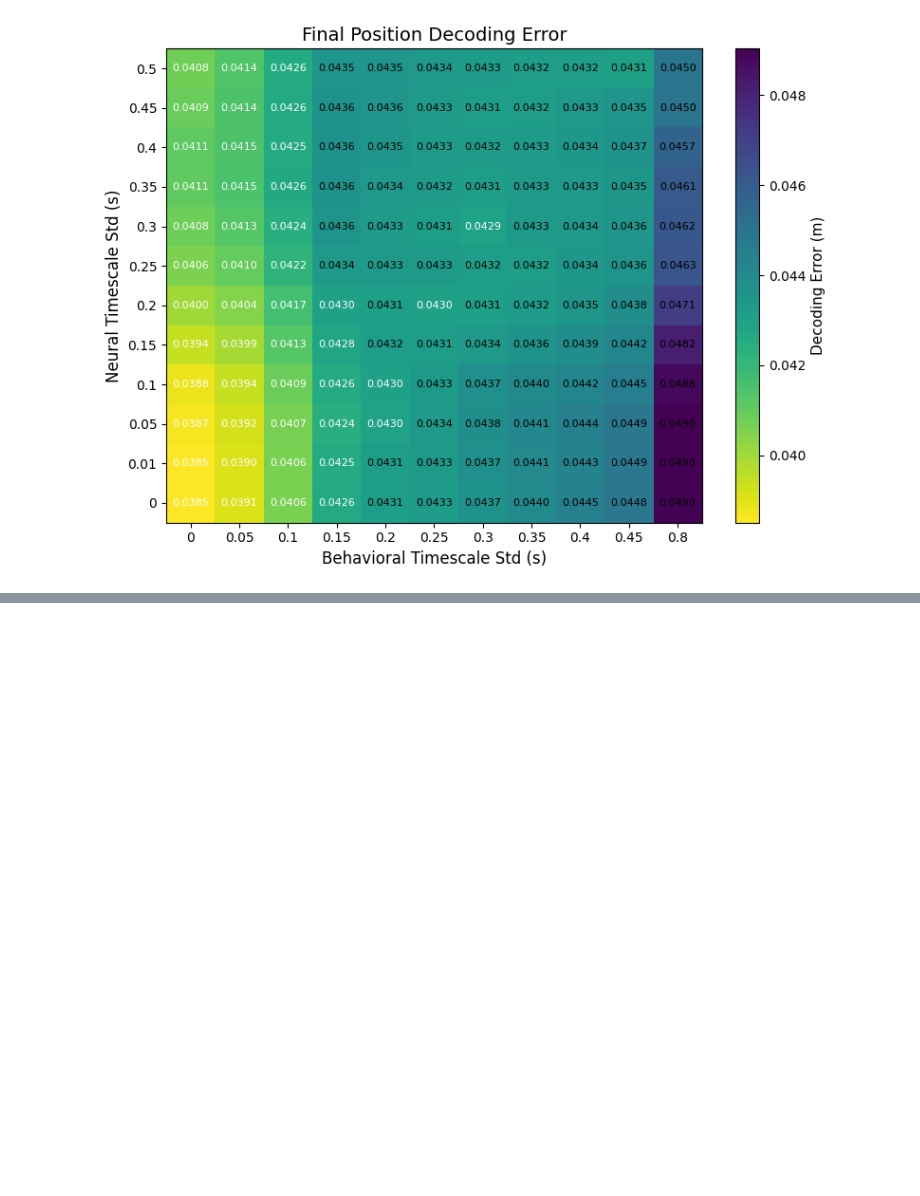
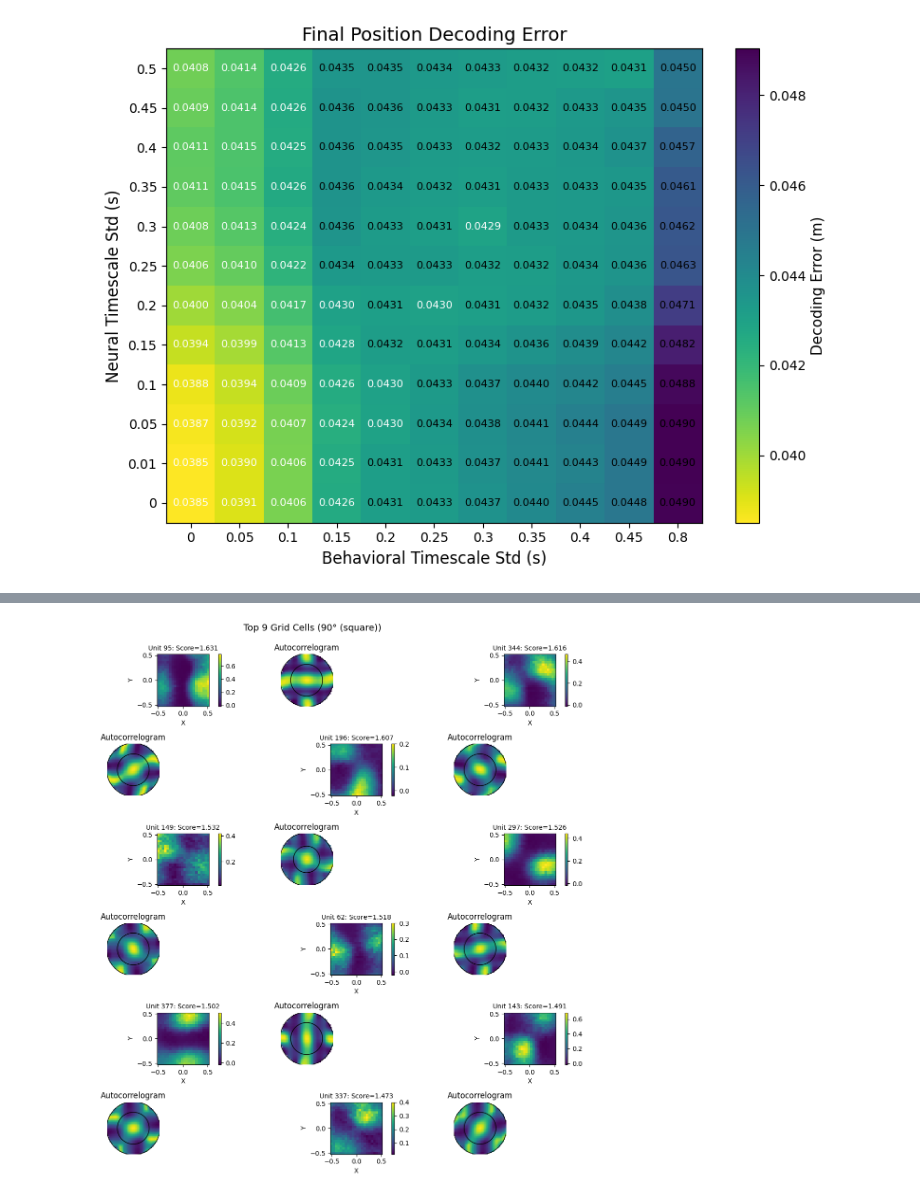
Before and after one commit to geometric-intelligence/timescales, a Jupyter notebook: timescales/notebooks/06_behavioral_vs_neural_timescale_stds.ipynb, the cells around one changed output, grey strips where cells are left out. Saved outputs shown, nothing was run; the diff lists cells and outputs as text; code cells hidden in the pictures; blank space fills up the shorter version.

```diff
--- a/timescales/notebooks/06_behavioral_vs_neural_timescale_stds.ipynb
+++ b/timescales/notebooks/06_behavioral_vs_neural_timescale_stds.ipynb
@@ -390,0 +581,5 @@ plt.show()
+# %%
+# Visualize top grid cells
+spatial.plot_top_grid_cells(num_cells=9, score_type="90")
+# %% [output]
+[figure, added]
```
Also changed, not shown: parts of 10 cells of this notebook, 3 other files.
